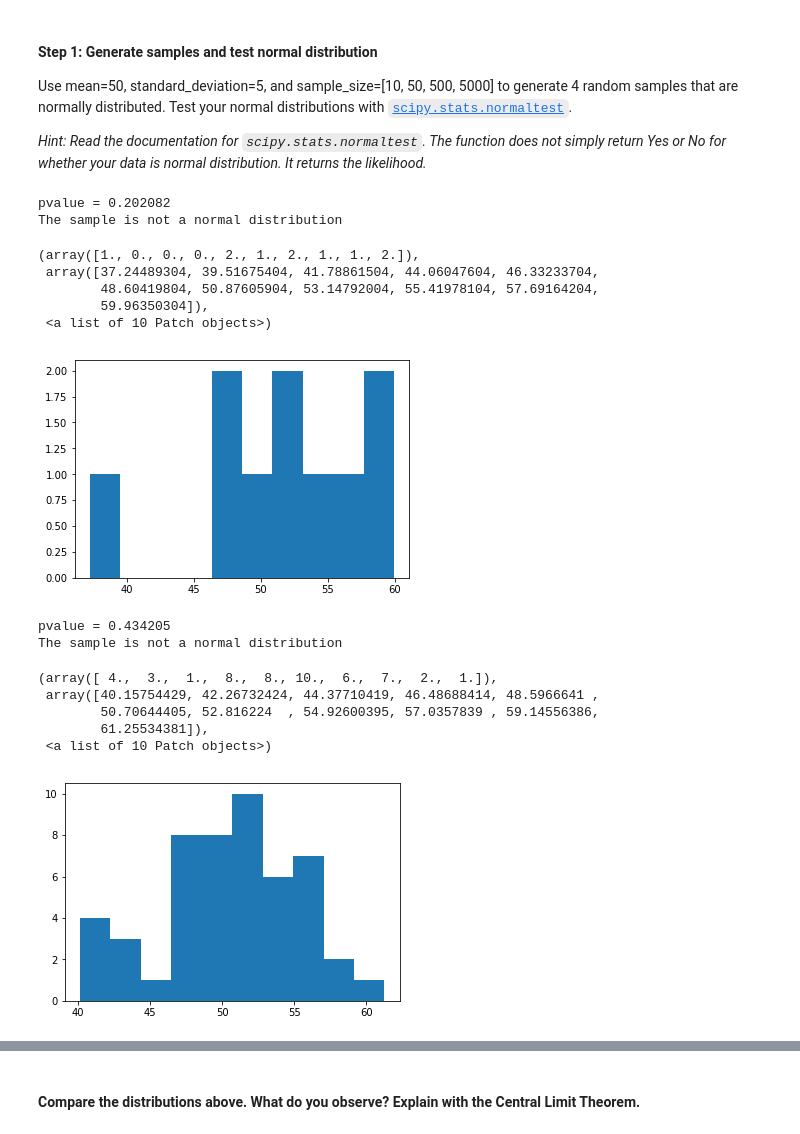
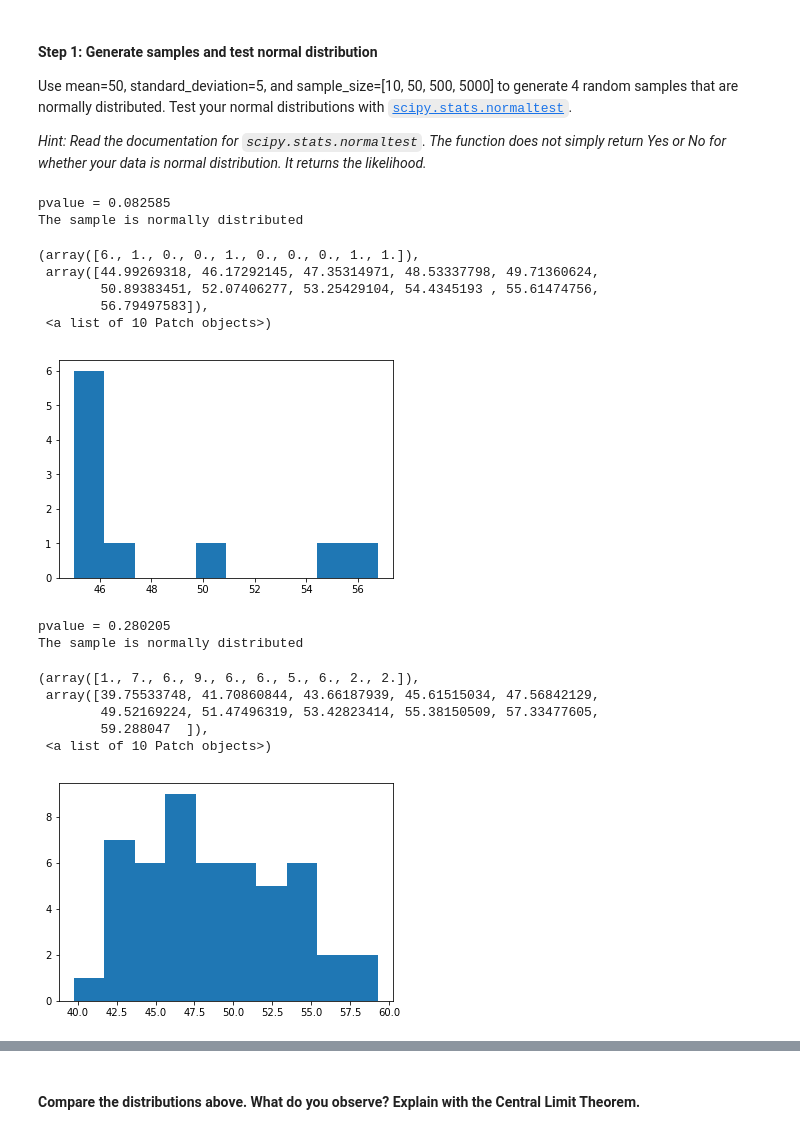
Before and after one commit to marisfont/madrid-oct-2018, a Jupyter notebook: module-2/lab-probability-distribution/your_code/main.ipynb, the cells around one changed output, grey strips where cells are left out. Saved outputs shown, nothing was run; the diff lists cells and outputs as text; code cells hidden in the pictures.

```diff
--- a/module-2/lab-probability-distribution/your_code/main.ipynb
+++ b/module-2/lab-probability-distribution/your_code/main.ipynb
@@ -25,49 +26,49 @@ Use mean=50, standard_deviation=5, and sample_size=[10, 50, 500, 5000] to genera
 *Hint: Read the documentation for `scipy.stats.normaltest`. The function does not simply return Yes or No for whether your data is normal distribution. It returns the likelihood.*
 # %%
 mean, sd, size = 50, 5, 10
-sample = np.random.normal(mean, sd, size)
+sample_10 = np.random.normal(mean, sd, size)
 
-statistic, pvalue = sci.stats.normaltest(sample)
+statistic, pvalue = sci.stats.normaltest(sample_10)
 alpha = 0.05 # confidence of 5%
 print("pvalue = {:g}".format(pvalue))
 
 if pvalue < alpha: # null hypothesis: sample is normally distributed
+    print("The sample is not a normal distribution ")
+else:
     print("The sample is normally distributed")
-else:
-    print("The sample is not a normal distribution")
 
-plt.hist(sample)
+plt.hist(sample_10)
 # %% [output]
-pvalue = 0.202082
-The sample is not a normal distribution
+pvalue = 0.082585
+The sample is normally distributed
-(array([1., 0., 0., 0., 2., 1., 2., 1., 1., 2.]),
- array([37.24489304, 39.51675404, 41.78861504, 44.06047604, 46.33233704,
-        48.60419804, 50.87605904, 53.14792004, 55.41978104, 57.69164204,
-        59.96350304]),
+(array([6., 1., 0., 0., 1., 0., 0., 0., 1., 1.]),
+ array([44.99269318, 46.17292145, 47.35314971, 48.53337798, 49.71360624,
+        50.89383451, 52.07406277, 53.25429104, 54.4345193 , 55.61474756,
+        56.79497583]),
  <a list of 10 Patch objects>)
-[figure, old version]
+[figure, new version]
 # %%
 mean, sd, size = 50, 5, 50
-sample = np.random.normal(mean, sd, size)
+sample_50 = np.random.normal(mean, sd, size)
 
-statistic, pvalue = sci.stats.normaltest(sample)
+statistic, pvalue = sci.stats.normaltest(sample_50)
 alpha = 0.05 # confidence of 5%
 print("pvalue = {:g}".format(pvalue))
 
 if pvalue < alpha: # null hypothesis: sample is normally distributed
+    print("The sample is not a normal distribution ")
+else:
     print("The sample is normally distributed")
-else:
-    print("The sample is not a normal distribution")
 
-plt.hist(sample)
+plt.hist(sample_50)
 # %% [output]
-pvalue = 0.434205
-The sample is not a normal distribution
+pvalue = 0.280205
+The sample is normally distributed
-(array([ 4.,  3.,  1.,  8.,  8., 10.,  6.,  7.,  2.,  1.]),
- array([40.15754429, 42.26732424, 44.37710419, 46.48688414, 48.5966641 ,
-        50.70644405, 52.816224  , 54.92600395, 57.0357839 , 59.14556386,
-        61.25534381]),
+(array([1., 7., 6., 9., 6., 6., 5., 6., 2., 2.]),
+ array([39.75533748, 41.70860844, 43.66187939, 45.61515034, 47.56842129,
+        49.52169224, 51.47496319, 53.42823414, 55.38150509, 57.33477605,
+        59.288047  ]),
  <a list of 10 Patch objects>)
-[figure, old version]
+[figure, new version]
 # %%
 mean, sd, size = 50, 5, 500
```
Also changed, not shown: parts of 7 cells of this notebook.
